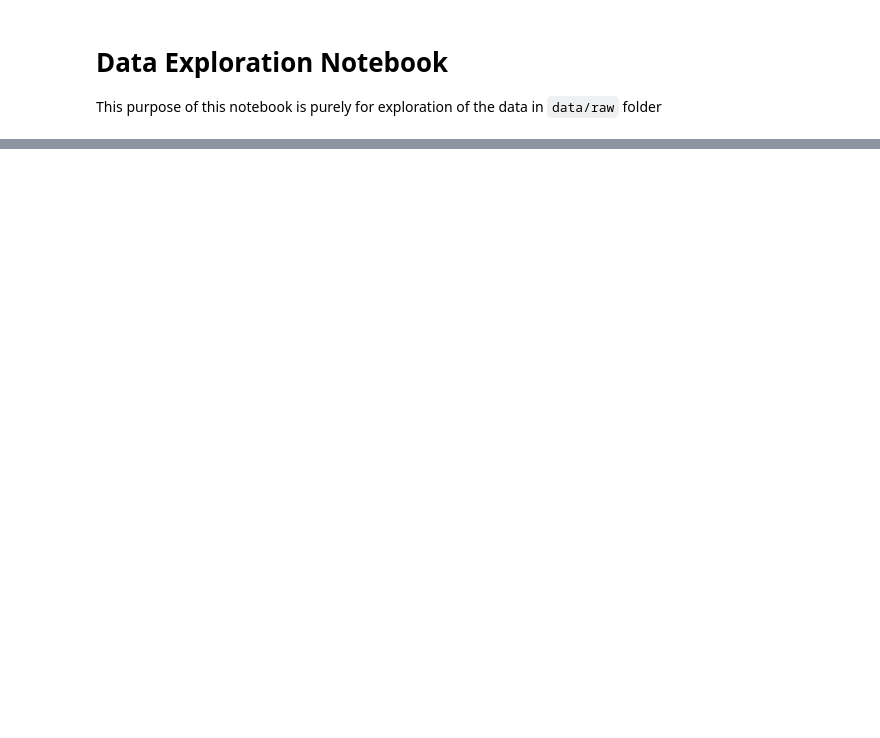
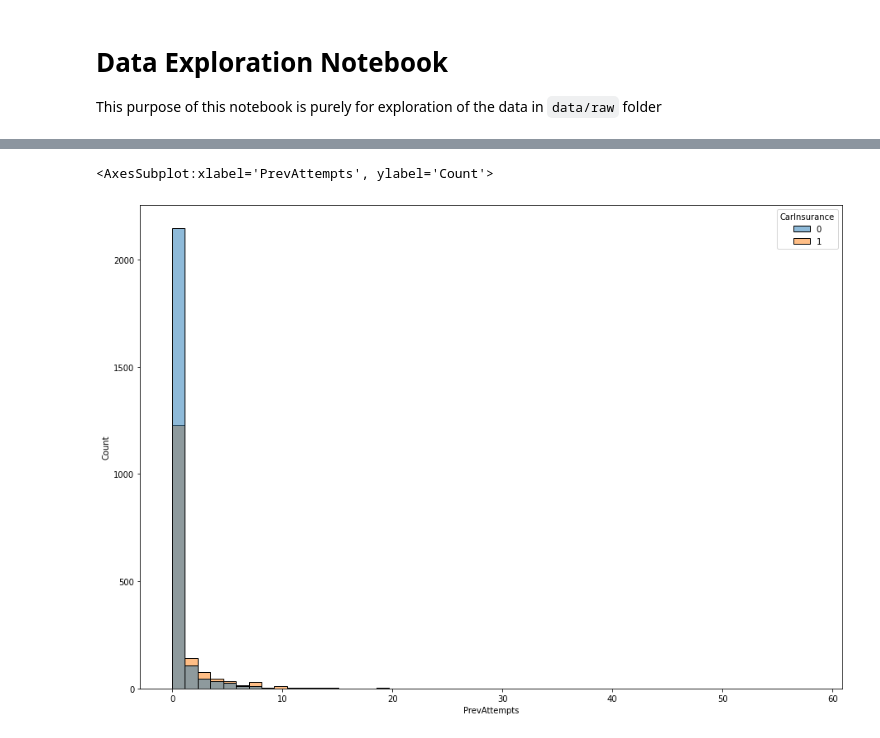
Before and after one commit to m-o-leary/car_insurance_prediction, a Jupyter notebook: notebooks/mol-exploration.ipynb, the cells around one changed output, grey strips where cells are left out. Cells and saved outputs as stored; diff of their text form; code cells hidden in the pictures; blank space fills up the shorter version.

```diff
--- a/notebooks/mol-exploration.ipynb
+++ b/notebooks/mol-exploration.ipynb
@@ -23,0 +87,7 @@ sns.displot(train, x="DaysPassed", hue="CarInsurance", bins=20)
+# %%
+a4_dims = (11.7*1.3, 8.27*1.3)
+fig, ax = plt.subplots(figsize=a4_dims)
+sns.histplot(train, x="PrevAttempts", hue="CarInsurance", bins=50, ax=ax)
+# %% [output]
+<AxesSubplot:xlabel='PrevAttempts', ylabel='Count'>
+[figure, added]
```
Also changed, not shown: parts of 23 cells of this notebook.
